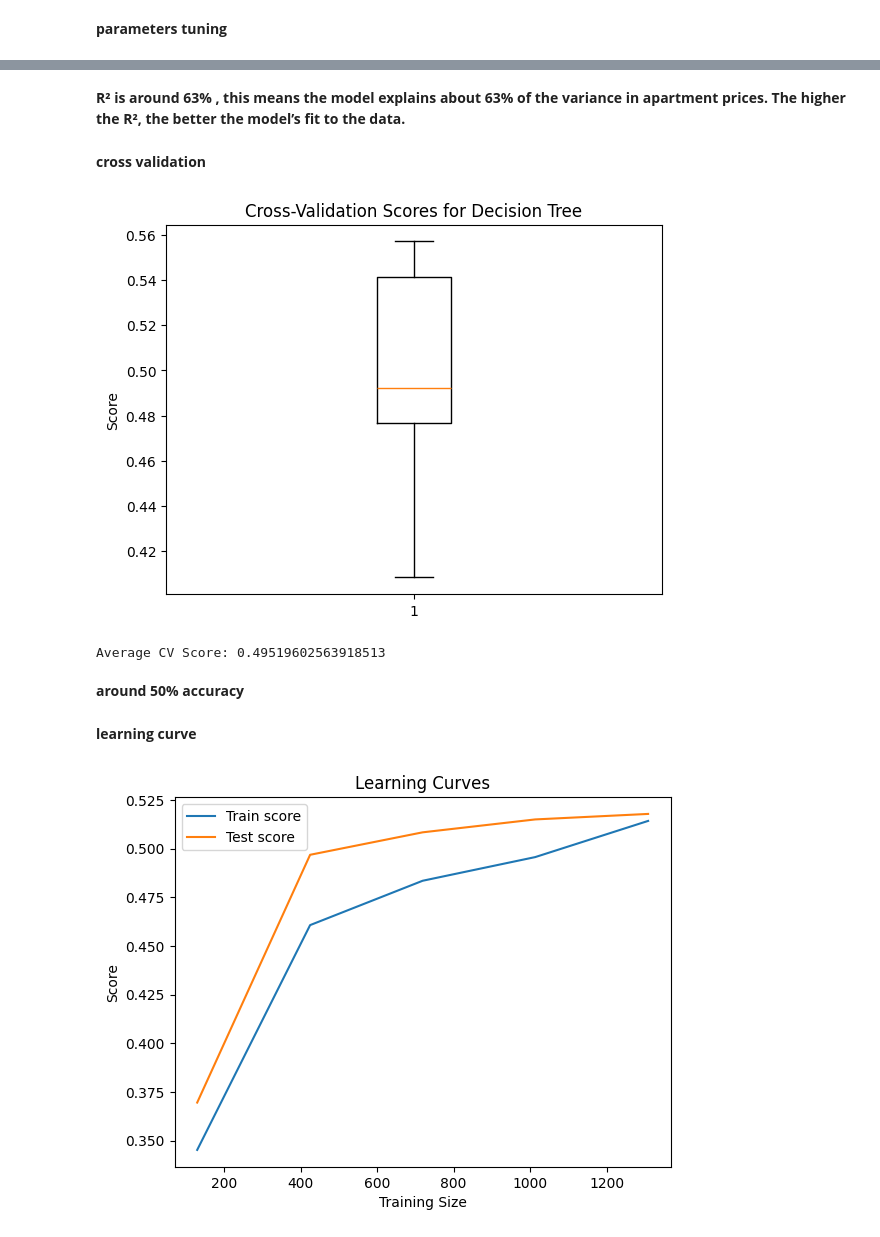
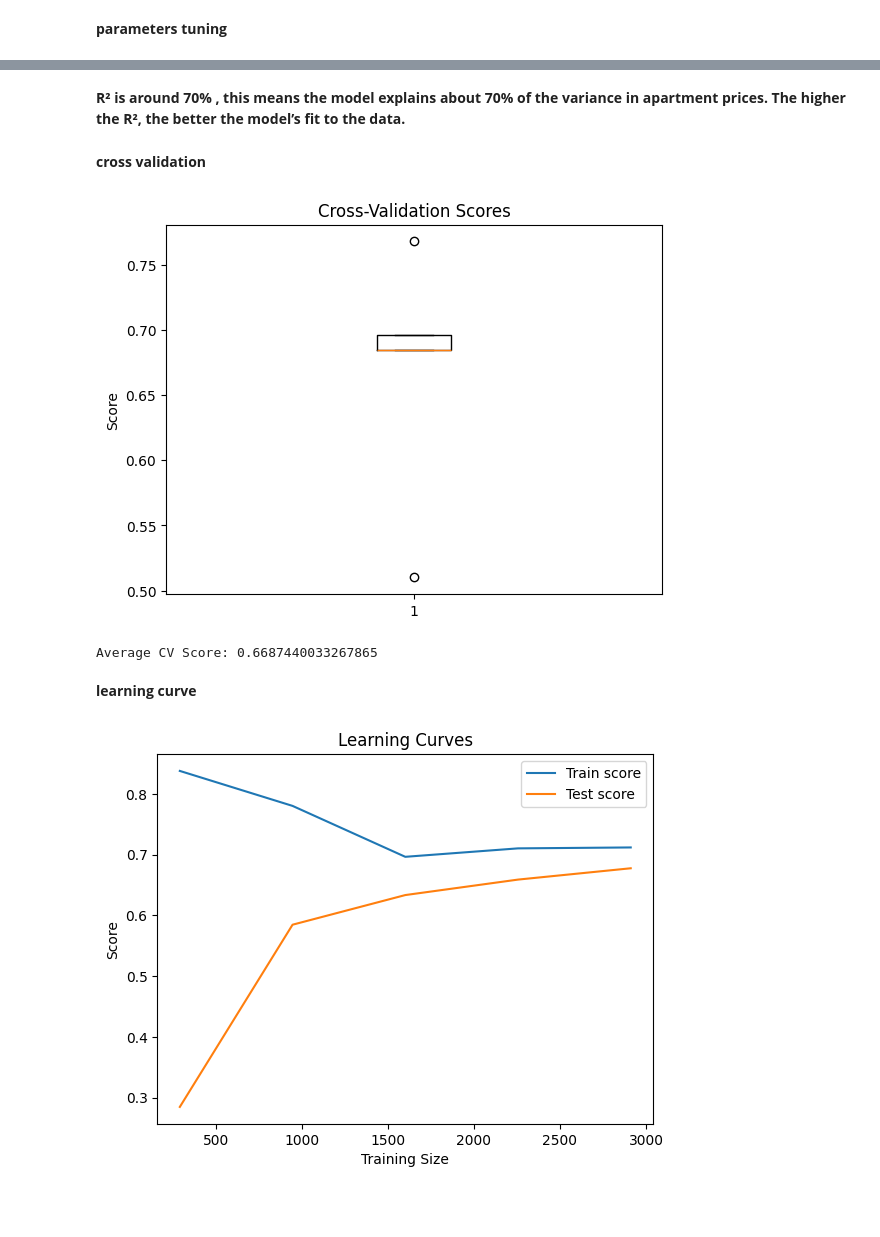
Before and after one commit to Chebil-Ilef/Apartment-Price-Predictor, a Jupyter notebook: modeling/decision_tree_model.ipynb, the cells around one changed output, grey strips where cells are left out. Drawn from its saved outputs; the diff is of its cells as text; code cells hidden in the pictures; blank space fills up the shorter version.

Commit message:
adding more data & improving models

```diff
--- a/modeling/decision_tree_model.ipynb
+++ b/modeling/decision_tree_model.ipynb
@@ -6,7 +6,7 @@ import numpy as np
 import matplotlib.pyplot as plt
 from sklearn.tree import DecisionTreeRegressor
 # %%
-df= pd.read_csv('../csv/after_cleaning/mubawab_preprocessed.csv')
+df= pd.read_csv('../csv/after_cleaning/final.csv')
 df.head()
 # %% [output]
 |  | delegation | superficie | chambres | salle_de_bains | etat | etage | gouvernorat_ariana | ... |
@@ -40,7 +40,7 @@ param_grid = {
 }
 
 # Grid Search
-grid_search = GridSearchCV(DecisionTreeRegressor(), param_grid, cv=5, n_jobs=-1, verbose=1)
+grid_search = GridSearchCV(DecisionTreeRegressor(), param_grid, cv=10, n_jobs=-1, verbose=1)
 grid_search.fit(X_train, y_train)
 
 # Best parameters and best score
@@ -95,5 +141,5 @@ R²: 0.6278779002273237
 # %% [markdown]
-**R² is around 63% , this means the model explains about 63% of the variance in apartment prices.
+**R² is around 70% , this means the model explains about 70% of the variance in apartment prices.
 The higher the R², the better the model’s fit to the data.**
 # %% [markdown]
 **cross validation**
@@ -108,22 +154,20 @@ plt.show()
 
 print(f'Average CV Score: {cv_scores.mean()}')
 # %% [output]
-[figure, old version]
+[figure, new version]
-Average CV Score: 0.49519602563918513
+Average CV Score: 0.6687440033267865
-# %% [markdown]
-**around 50% accuracy**
 # %% [markdown]
 **learning curve**
 # %%
 
-train_sizes, train_scores, test_scores = learning_curve(model, X_train, y_train, cv=5)
+train_sizes, train_scores, test_scores = learning_curve(model, X_train, y_train, cv=10)
 
 plt.plot(train_sizes, np.mean(train_scores, axis=1), label='Train score')
 plt.plot(train_sizes, np.mean(test_scores, axis=1), label='Test score')
 plt.xlabel('Training Size')
 plt.ylabel('Score')
 plt.title('Learning Curves')
 plt.legend()
 plt.show()
 # %% [output]
-[figure, old version]
+[figure, new version]
```
Also changed, not shown: parts of 4 cells of this notebook, 8 other files.
